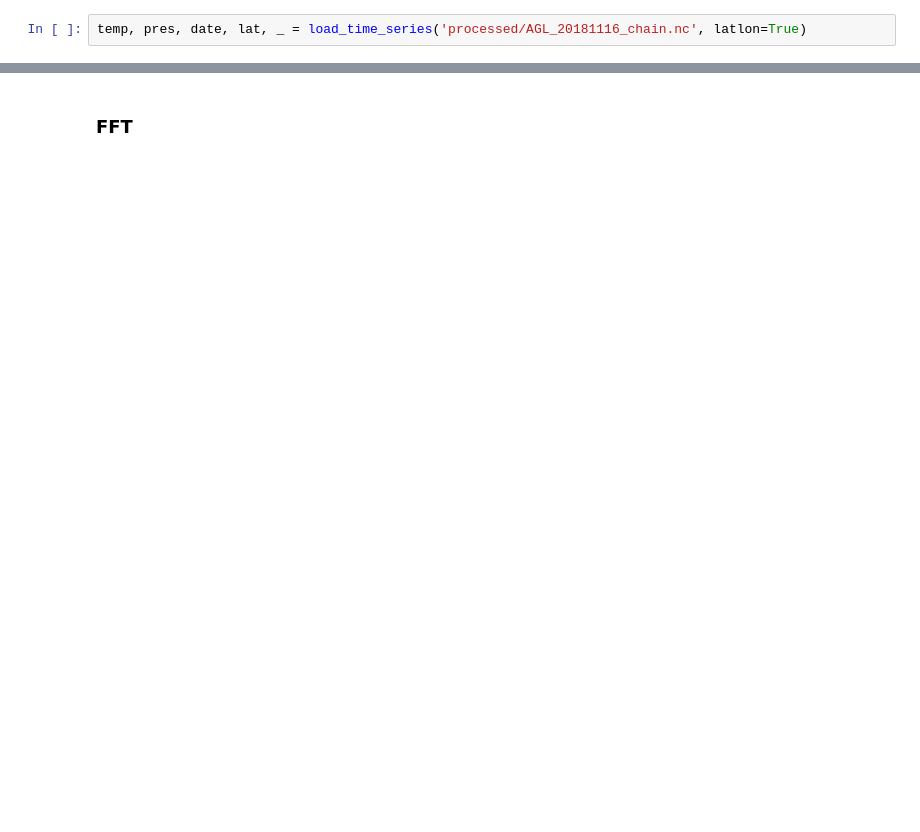
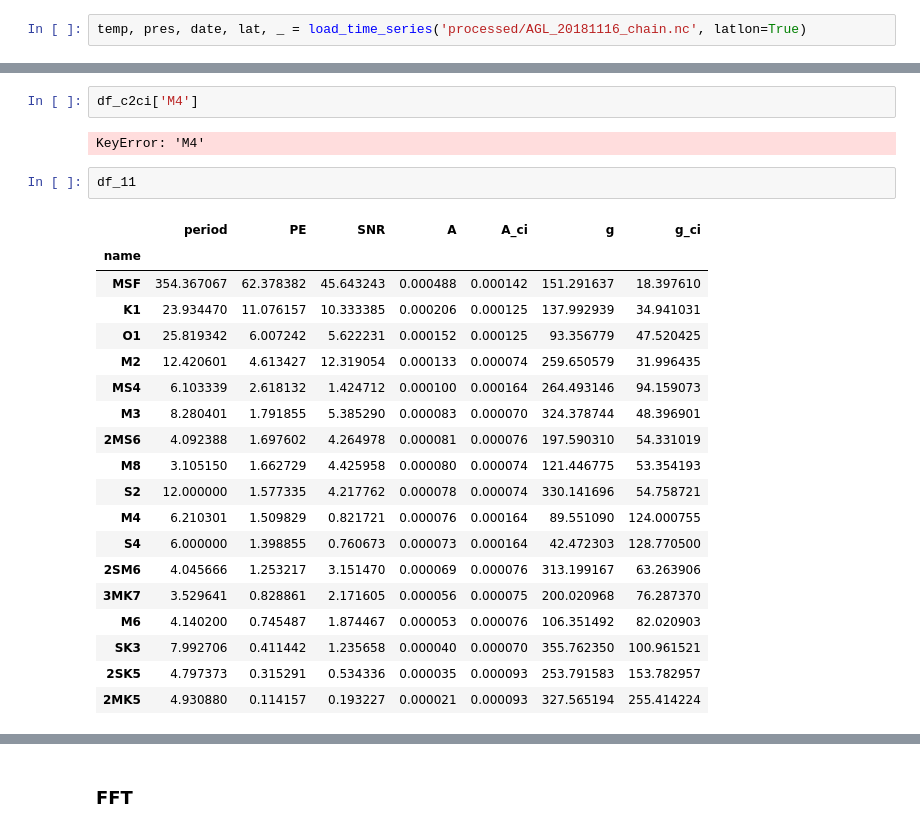
Before and after one commit to manufrn/TFG, a Jupyter notebook: notebooks/AGL_20181116_harmonic_analysis_utide.ipynb, the cells around one changed output, grey strips where cells are left out. Cells and saved outputs as stored; diff of their text form; blank space fills up the shorter version.

```diff
--- a/notebooks/AGL_20181116_harmonic_analysis_utide.ipynb
+++ b/notebooks/AGL_20181116_harmonic_analysis_utide.ipynb
@@ -64,0 +86,26 @@ df8 = coef_dataframe(date, temp[:, 8])
+# %%
+df_c2ci['M4']
+# %% [output]
+KeyError: 'M4'
+# %%
+df_11
+# %% [output]
+|  | period | PE | SNR | A | A_ci | g | g_ci |
+| name |  |  |  |  |  |  |  |
+| MSF | 354.367067 | 62.378382 | 45.643243 | 0.000488 | 0.000142 | 151.291637 | 18.397610 |
+| K1 | 23.934470 | 11.076157 | 10.333385 | 0.000206 | 0.000125 | 137.992939 | 34.941031 |
+| O1 | 25.819342 | 6.007242 | 5.622231 | 0.000152 | 0.000125 | 93.356779 | 47.520425 |
+| M2 | 12.420601 | 4.613427 | 12.319054 | 0.000133 | 0.000074 | 259.650579 | 31.996435 |
+| MS4 | 6.103339 | 2.618132 | 1.424712 | 0.000100 | 0.000164 | 264.493146 | 94.159073 |
+| M3 | 8.280401 | 1.791855 | 5.385290 | 0.000083 | 0.000070 | 324.378744 | 48.396901 |
+| 2MS6 | 4.092388 | 1.697602 | 4.264978 | 0.000081 | 0.000076 | 197.590310 | 54.331019 |
+| M8 | 3.105150 | 1.662729 | 4.425958 | 0.000080 | 0.000074 | 121.446775 | 53.354193 |
+| S2 | 12.000000 | 1.577335 | 4.217762 | 0.000078 | 0.000074 | 330.141696 | 54.758721 |
+| M4 | 6.210301 | 1.509829 | 0.821721 | 0.000076 | 0.000164 | 89.551090 | 124.000755 |
+| S4 | 6.000000 | 1.398855 | 0.760673 | 0.000073 | 0.000164 | 42.472303 | 128.770500 |
+| 2SM6 | 4.045666 | 1.253217 | 3.151470 | 0.000069 | 0.000076 | 313.199167 | 63.263906 |
+| 3MK7 | 3.529641 | 0.828861 | 2.171605 | 0.000056 | 0.000075 | 200.020968 | 76.287370 |
+| M6 | 4.140200 | 0.745487 | 1.874467 | 0.000053 | 0.000076 | 106.351492 | 82.020903 |
+| SK3 | 7.992706 | 0.411442 | 1.235658 | 0.000040 | 0.000070 | 355.762350 | 100.961521 |
+| 2SK5 | 4.797373 | 0.315291 | 0.534336 | 0.000035 | 0.000093 | 253.791583 | 153.782957 |
+| 2MK5 | 4.930880 | 0.114157 | 0.193227 | 0.000021 | 0.000093 | 327.565194 | 255.414224 |
```
Also changed, not shown: parts of 29 cells of this notebook, 1 other file.
